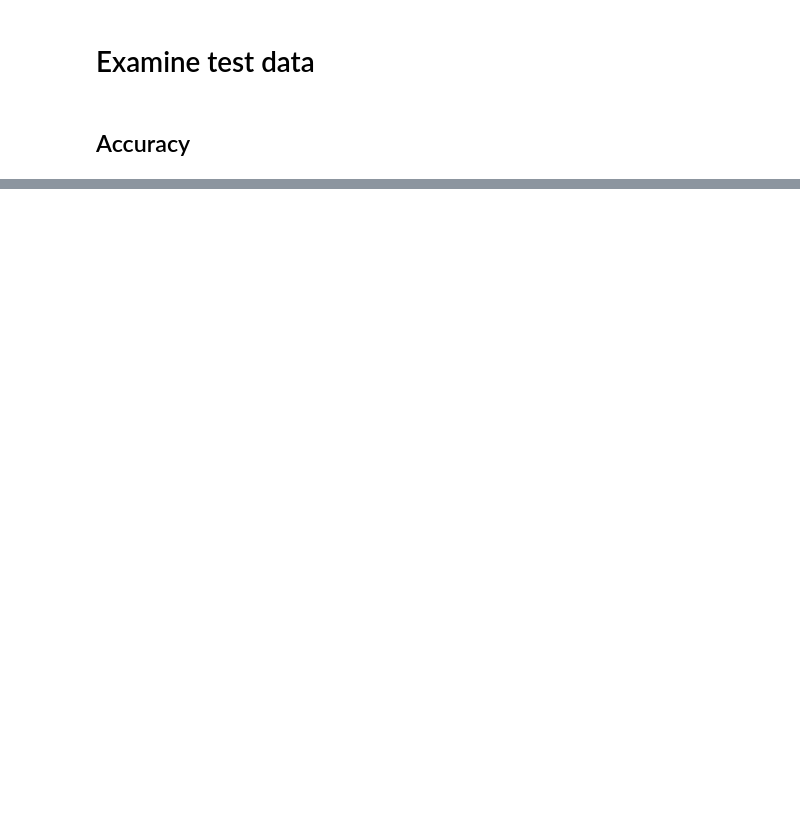
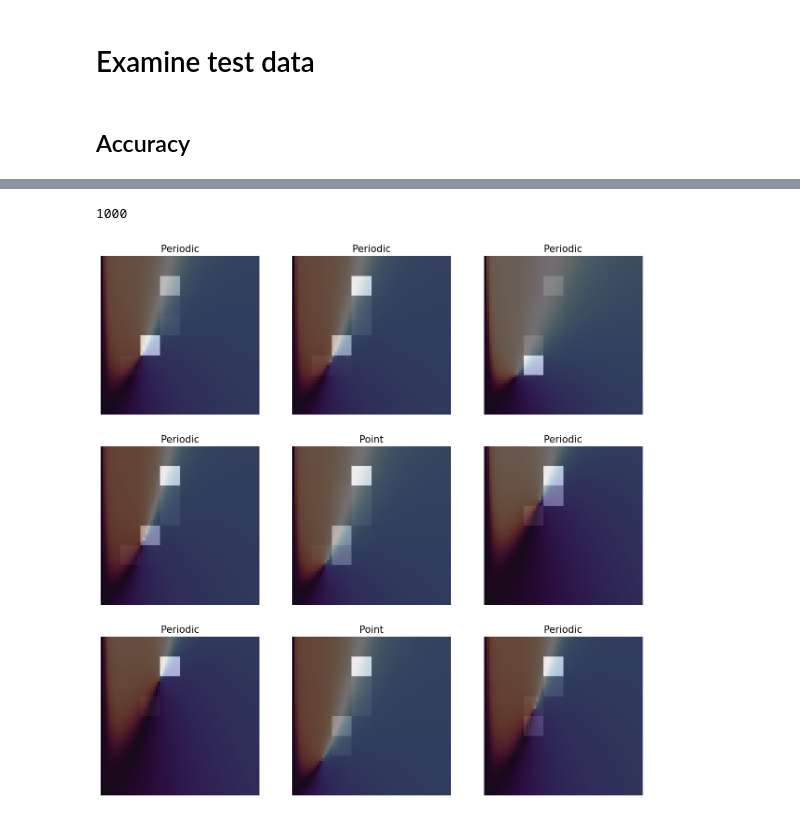
Before and after one commit to nitzanlab/time-warp-attend, a Jupyter notebook: notebooks/train.ipynb, the cells around one changed output, grey strips where cells are left out. Cells and saved outputs as stored; diff of their text form; code cells hidden in the pictures; blank space fills up the shorter version.

```diff
--- a/notebooks/train.ipynb
+++ b/notebooks/train.ipynb
@@ -147,3 +193,9 @@ print(correct, auc)
 # %%
-# test_dataset.plot_data()
+# example,
+test_data_desc = 'bzreaction'
+test_data_dir = os.path.join(data_dir, test_data_desc)
+test_dataset = VecTopoDataset(test_data_dir,  tt=tt, datatype=datatype)
 model.plot_attention(test_dataset, n_samples=9)
+# %% [output]
+1000
+[figure, added]
```
Also changed, not shown: parts of 10 cells of this notebook, 11 other files.
